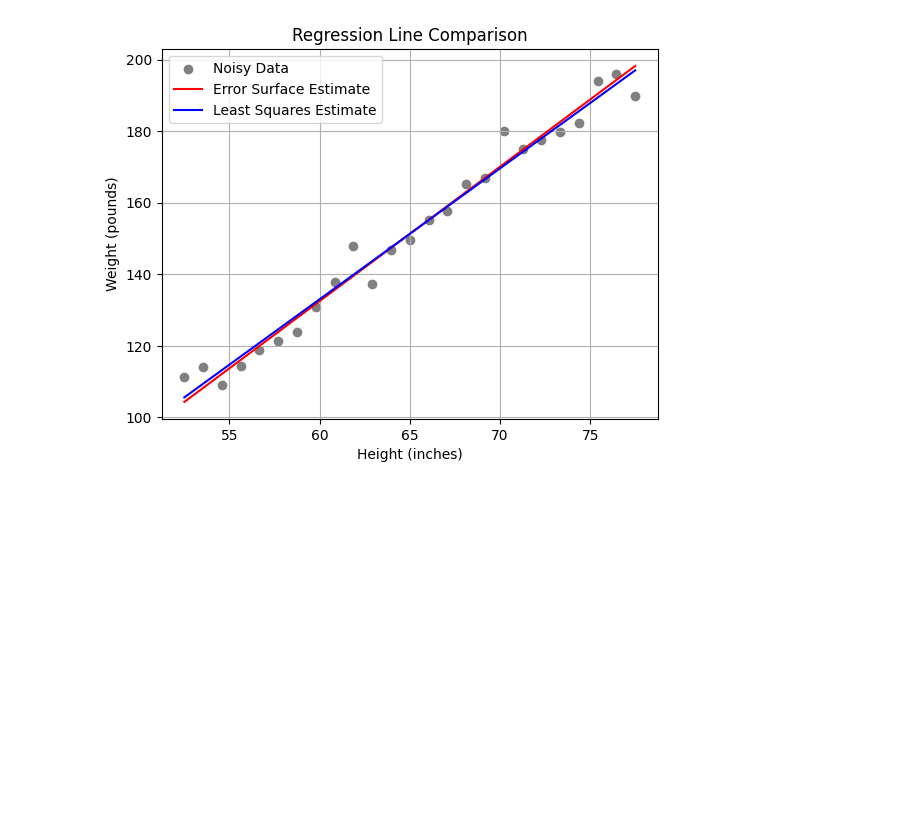
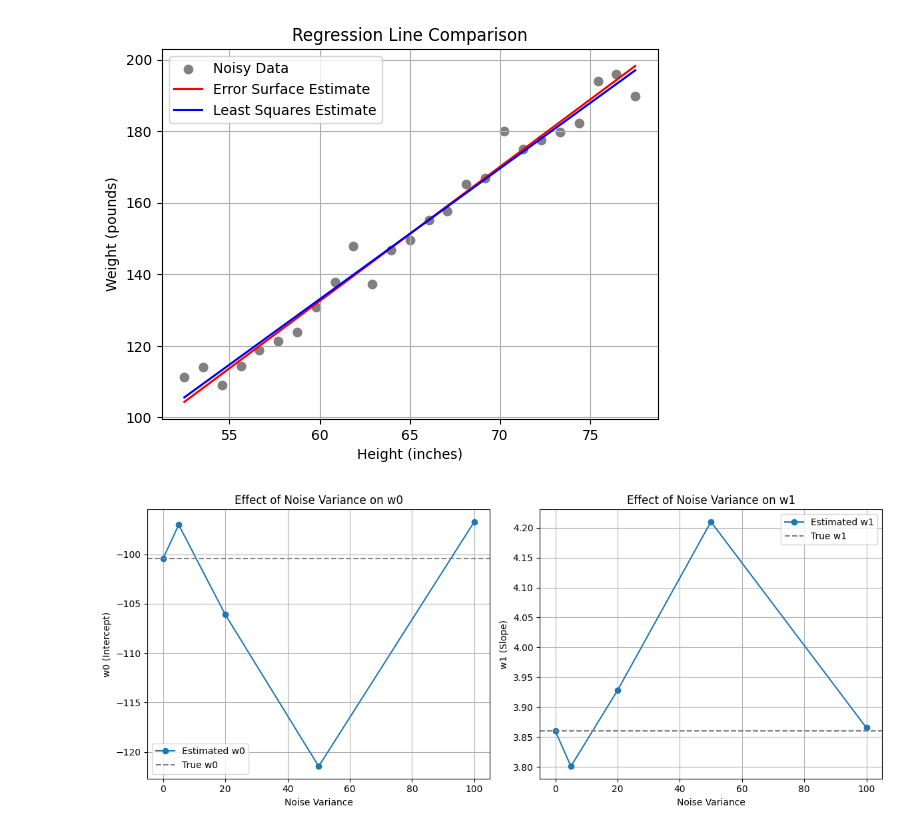
Before and after one commit to bhsh200/jpmc-case-study, a Jupyter notebook: Part1.ipynb, the cells around one changed output. Cells and saved outputs as stored; diff of their text form; code cells hidden in the pictures; blank space fills up the shorter version.

Commit message:
obs for variance

```diff
--- a/Part1.ipynb
+++ b/Part1.ipynb
@@ -146,3 +146,54 @@ plt.grid(True)
 plt.show()
 # %% [output]
 [figure]
+# %%
+# Fixed parameters
+np.random.seed(0)
+heights = np.linspace(52.5, 77.5, 25)
+true_weights = 3.86 * heights - 100.42
+X = np.vstack((np.ones_like(heights), heights)).T
+t_true = true_weights.reshape(-1, 1)
+
+# Variance values to test
+variances = [0, 5, 20, 50, 100]
+estimated_params = []
+
+def least_squares(X, t):
+    return np.linalg.inv(X.T @ X) @ X.T @ t
+
+# Loop over variances
+for var in variances:
+    noise = np.random.normal(0, np.sqrt(var), size=heights.shape)
+    noisy_weights = true_weights + noise
+    t_noisy = noisy_weights.reshape(-1, 1)
+    w_est = least_squares(X, t_noisy).flatten()
+    estimated_params.append((var, w_est[0], w_est[1]))
+
+# Convert to numpy array for easy plotting
+estimated_params = np.array(estimated_params)
+
+# Plotting the change in w0 and w1
+plt.figure(figsize=(12, 5))
+
+plt.subplot(1, 2, 1)
+plt.plot(estimated_params[:, 0], estimated_params[:, 1], 'o-', label='Estimated w0')
+plt.axhline(-100.42, color='gray', linestyle='--', label='True w0')
+plt.xlabel('Noise Variance')
+plt.ylabel('w0 (Intercept)')
+plt.title('Effect of Noise Variance on w0')
+plt.legend()
+plt.grid(True)
+
+plt.subplot(1, 2, 2)
+plt.plot(estimated_params[:, 0], estimated_params[:, 2], 'o-', label='Estimated w1')
+plt.axhline(3.86, color='gray', linestyle='--', label='True w1')
+plt.xlabel('Noise Variance')
+plt.ylabel('w1 (Slope)')
+plt.title('Effect of Noise Variance on w1')
+plt.legend()
+plt.grid(True)
+
+plt.tight_layout()
+plt.show()
+# %% [output]
+[figure, added]
```
